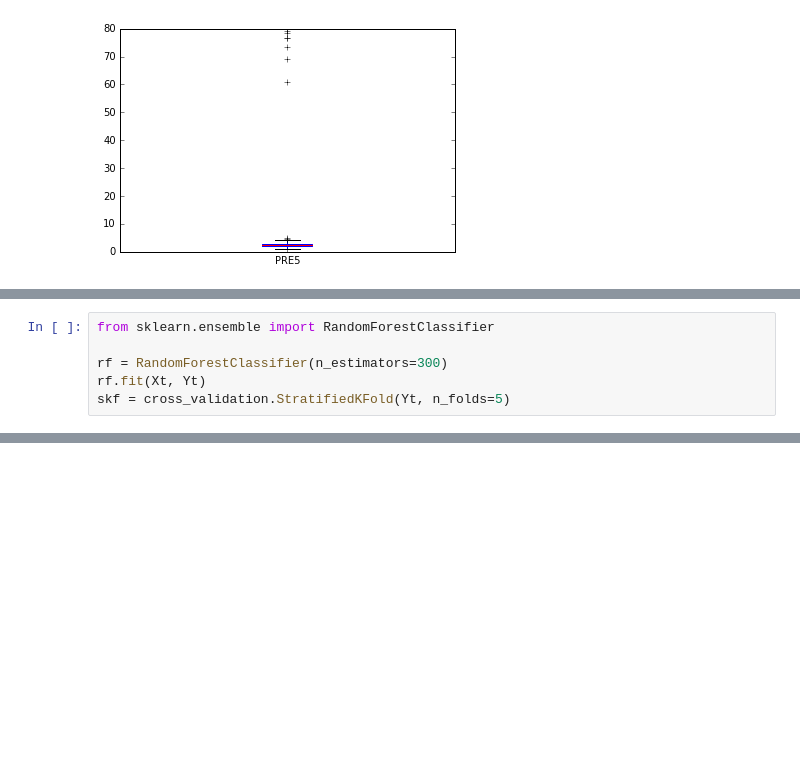
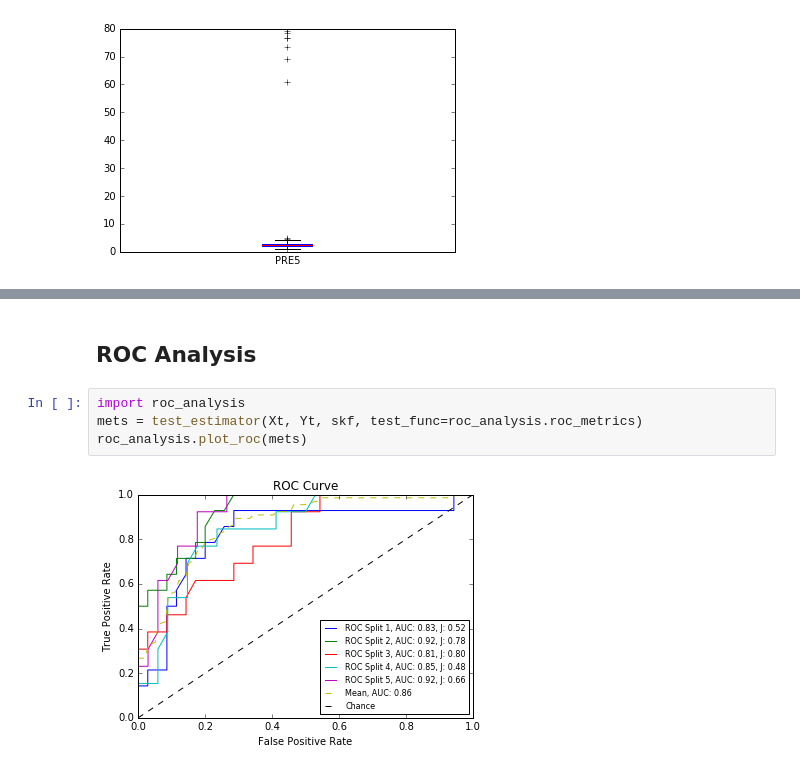
Before and after one commit to samueljackson92/SEM6420-machine-learning, a Jupyter notebook: src/Analysis.ipynb, the cells around one changed output, grey strips where cells are left out. Drawn from its saved outputs; the diff is of its cells as text; blank space fills up the shorter version.

```diff
--- a/src/Analysis.ipynb
+++ b/src/Analysis.ipynb
@@ -115,9 +116,3 @@ Yt, Yv = y[Xt.index], y[Xv.index]
 Xt.shape, Yt.shape, Xv.shape, Yv.shape
 # %% [output]
 ((240, 26), (240,), (60, 26), (60,))
-# %%
-from sklearn.ensemble import RandomForestClassifier
-
-rf = RandomForestClassifier(n_estimators=300)
-rf.fit(Xt, Yt)
-skf = cross_validation.StratifiedKFold(Yt, n_folds=5)
@@ -196,3 +151,11 @@ plot_roc(mets)
+# %% [markdown]
+## ROC Analysis
+# %%
+import roc_analysis
+mets = test_estimator(Xt, Yt, skf, test_func=roc_analysis.roc_metrics)
+roc_analysis.plot_roc(mets)
+# %% [output]
+[figure, added]
 # %%
 def plot_confusion_matrix(cm, title='Confusion matrix', cmap=plt.cm.Blues):
     plt.imshow(cm, interpolation='nearest', cmap=cmap)
```
Also changed, not shown: parts of 9 cells of this notebook, 2 other files.
